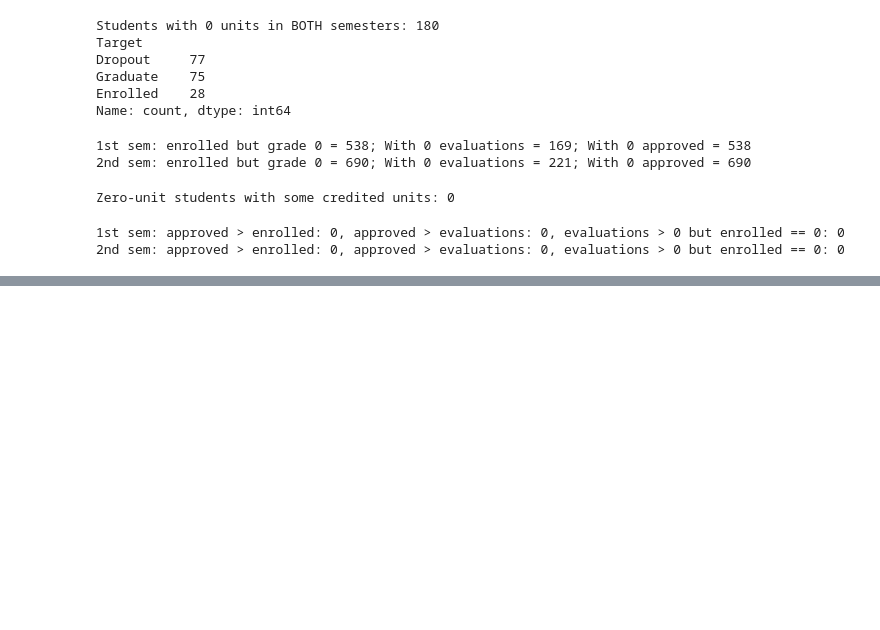
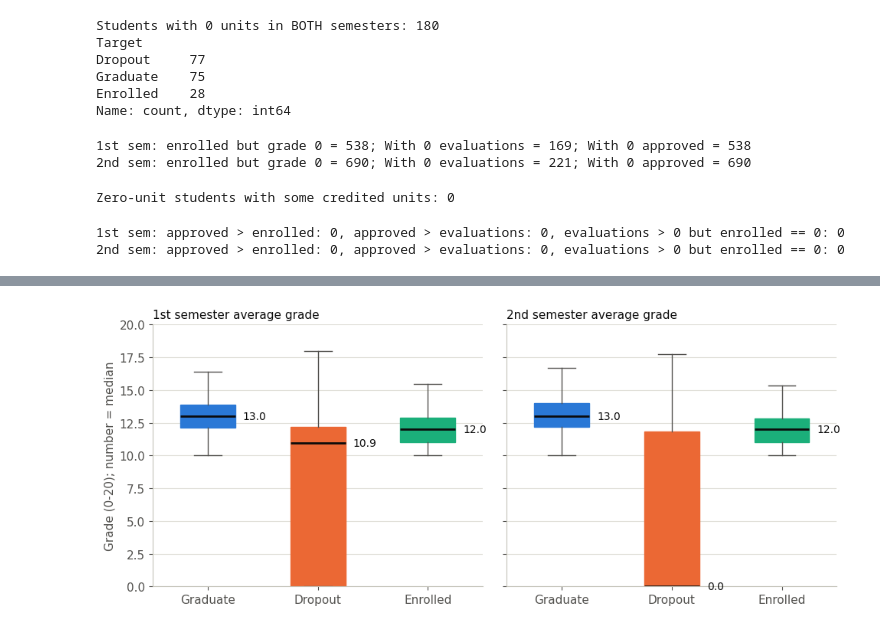
Before and after one commit to madeeha-noor/Student-Success-Early-Warning, a Jupyter notebook: notebooks/02_data_quality_eda.ipynb, the cells around one changed output, grey strips where cells are left out. Drawn from its saved outputs; the diff is of its cells as text; code cells hidden in the pictures; blank space fills up the shorter version.

```diff
--- a/notebooks/02_data_quality_eda.ipynb
+++ b/notebooks/02_data_quality_eda.ipynb
@@ -116,0 +324,24 @@ for sem in ["1st", "2nd"]:
+# %%
+fig, axes = plt.subplots(1, 2, figsize=(10, 4.2), sharey=True)
+for ax, sem in zip(axes, ['1st', '2nd']):
+    col = f'Curricular units {sem} sem (grade)'
+    data = [dfe.loc[dfe['Target'] == o, col] for o in order]
+    bp = ax.boxplot(data, patch_artist=True, widths=0.5, showfliers=False,
+                    medianprops=dict(color=INK, linewidth=2),
+                    whiskerprops=dict(color=MUTED), capprops=dict(color=MUTED))
+    for box, o in zip(bp['boxes'], order):
+        box.set_facecolor(COLORS[o])
+        box.set_edgecolor(COLORS[o])
+    ax.set_xticks([1, 2, 3])
+    ax.set_xticklabels(order)
+    for i, d in enumerate(data):
+        ax.text(i + 1.32, d.median(), f"{d.median():.1f}", va='center', color=INK, fontsize=10)
+    ax.set_ylim(0, 20)
+    ax.set_title(f"{sem} semester average grade", loc='left', color=INK, fontsize=11)
+    ax.grid(axis='y', color=GRID)
+    ax.set_axisbelow(True)
+axes[0].set_ylabel('Grade (0-20); number = median')
+plt.tight_layout()
+plt.show()
+# %% [output]
+[figure, added]
```
Also changed, not shown: parts of 16 cells of this notebook.
